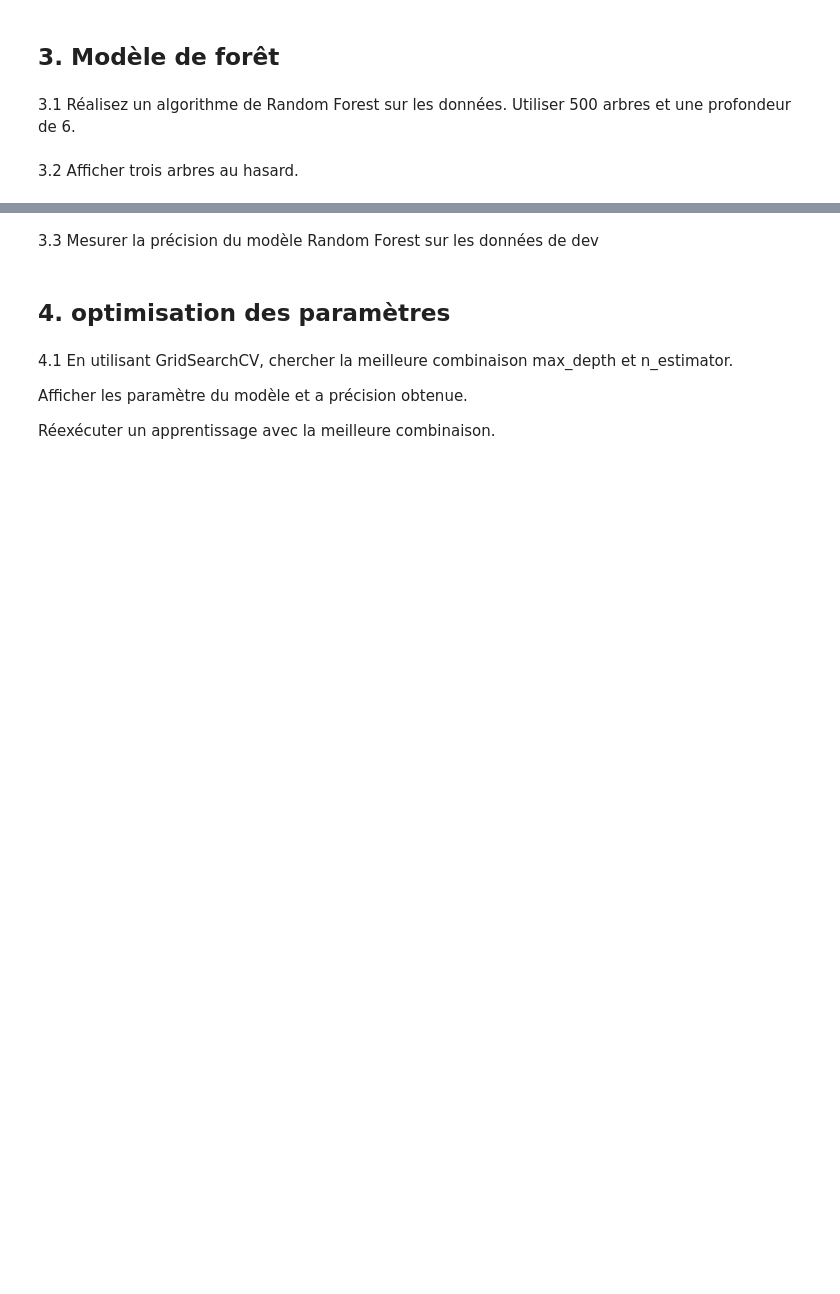
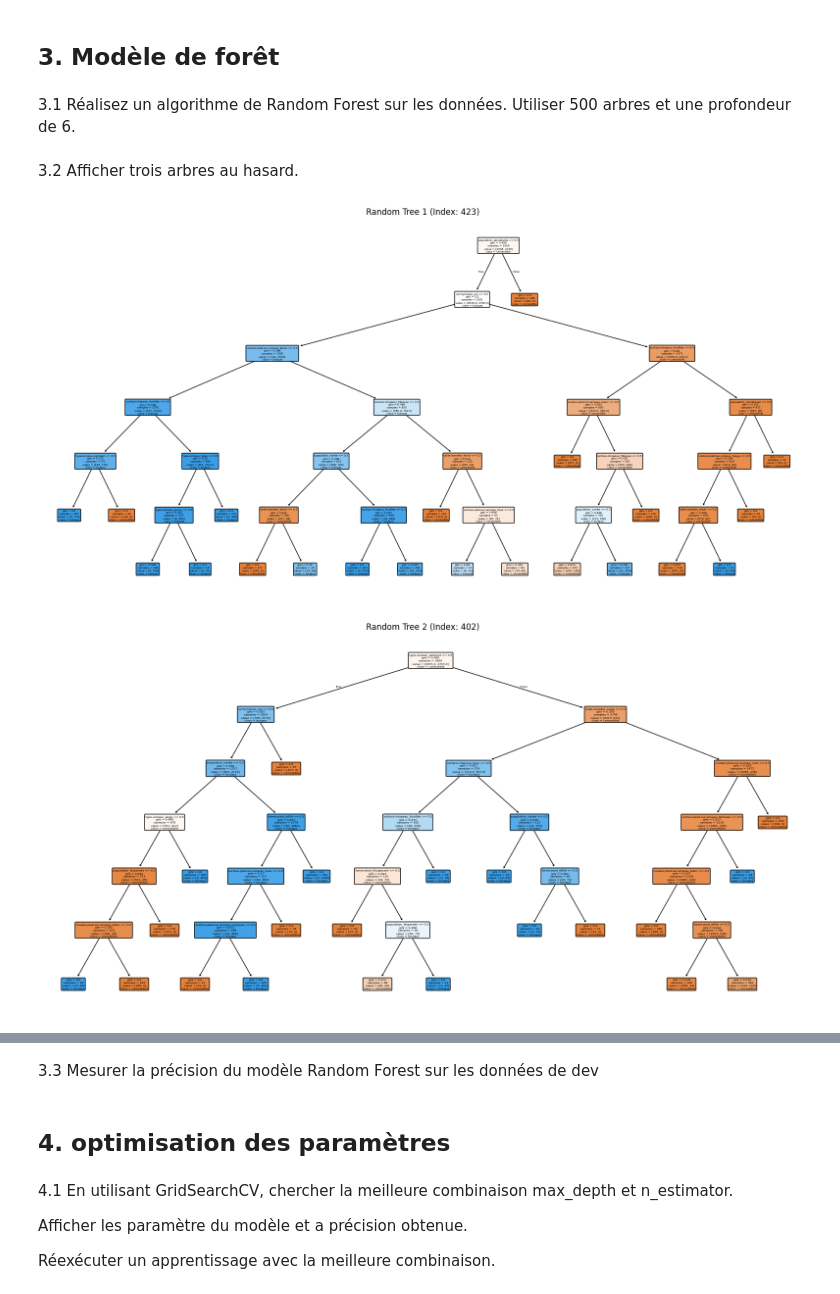
Before and after one commit to Hablna/Machine_Learning, a Jupyter notebook: MachineLeaning/TP1_classification_champignons.ipynb, the cells around one changed output, grey strips where cells are left out. Drawn from its saved outputs; the diff is of its cells as text; code cells hidden in the pictures; blank space fills up the shorter version.

```diff
--- a/MachineLeaning/TP1_classification_champignons.ipynb
+++ b/MachineLeaning/TP1_classification_champignons.ipynb
@@ -123,0 +212,20 @@ from random import randint
+# %%
+from random import randint
+import matplotlib.pyplot as plt
+from sklearn.tree import plot_tree
+
+# Select 3 random trees from the forest
+random_indices = [randint(0, len(random_forest.estimators_) - 1) for _ in range(3)]
+
+# Plot the selected trees
+for i, index in enumerate(random_indices):
+    plt.figure(figsize=(20,10))
+    plot_tree(random_forest.estimators_[index],
+              feature_names=X_train.columns,
+              class_names=['comestible', 'toxique'],
+              filled=True, rounded=True)
+    plt.title(f"Random Tree {i+1} (Index: {index})")
+    plt.show()
+# %% [output]
+[figure, added]
+[figure, added]
```
Also changed, not shown: parts of 9 cells of this notebook.
